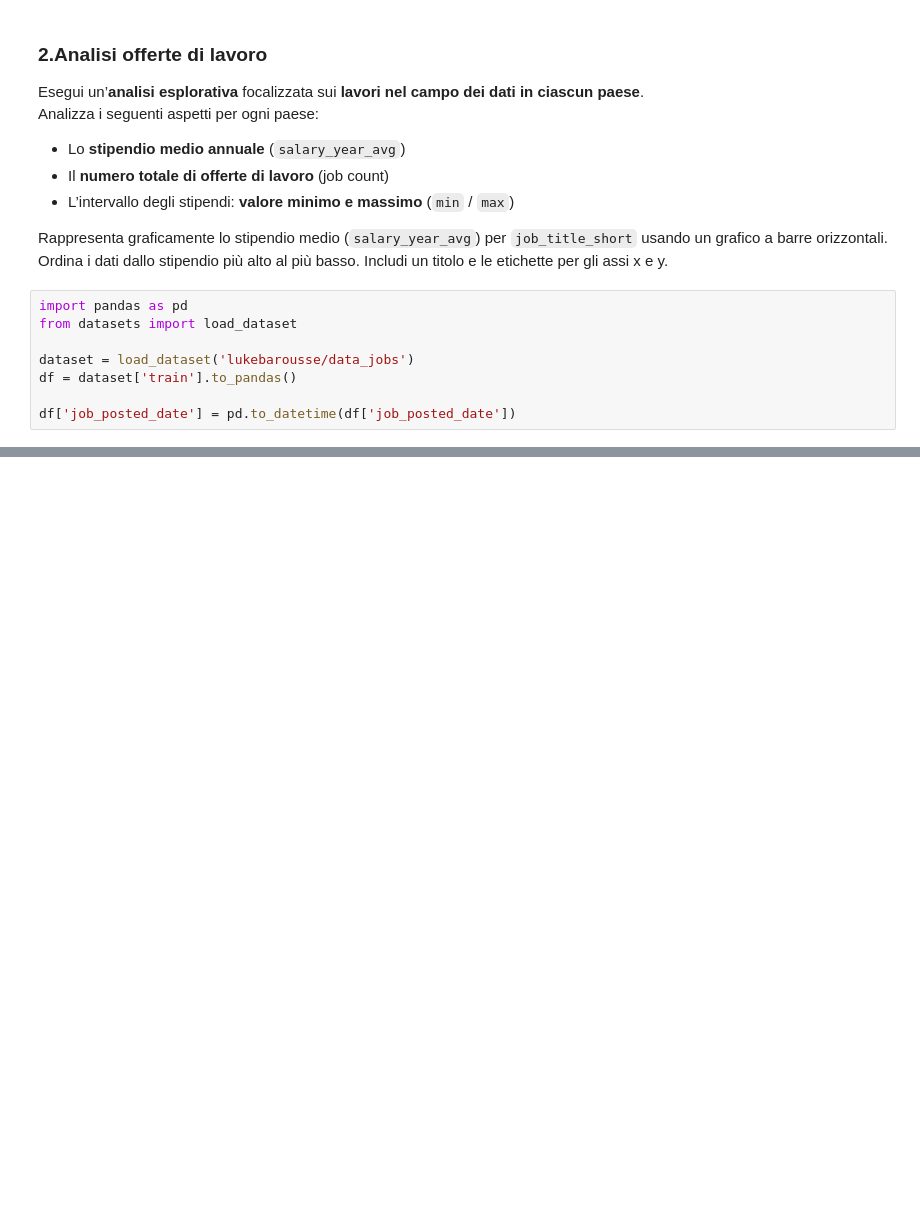
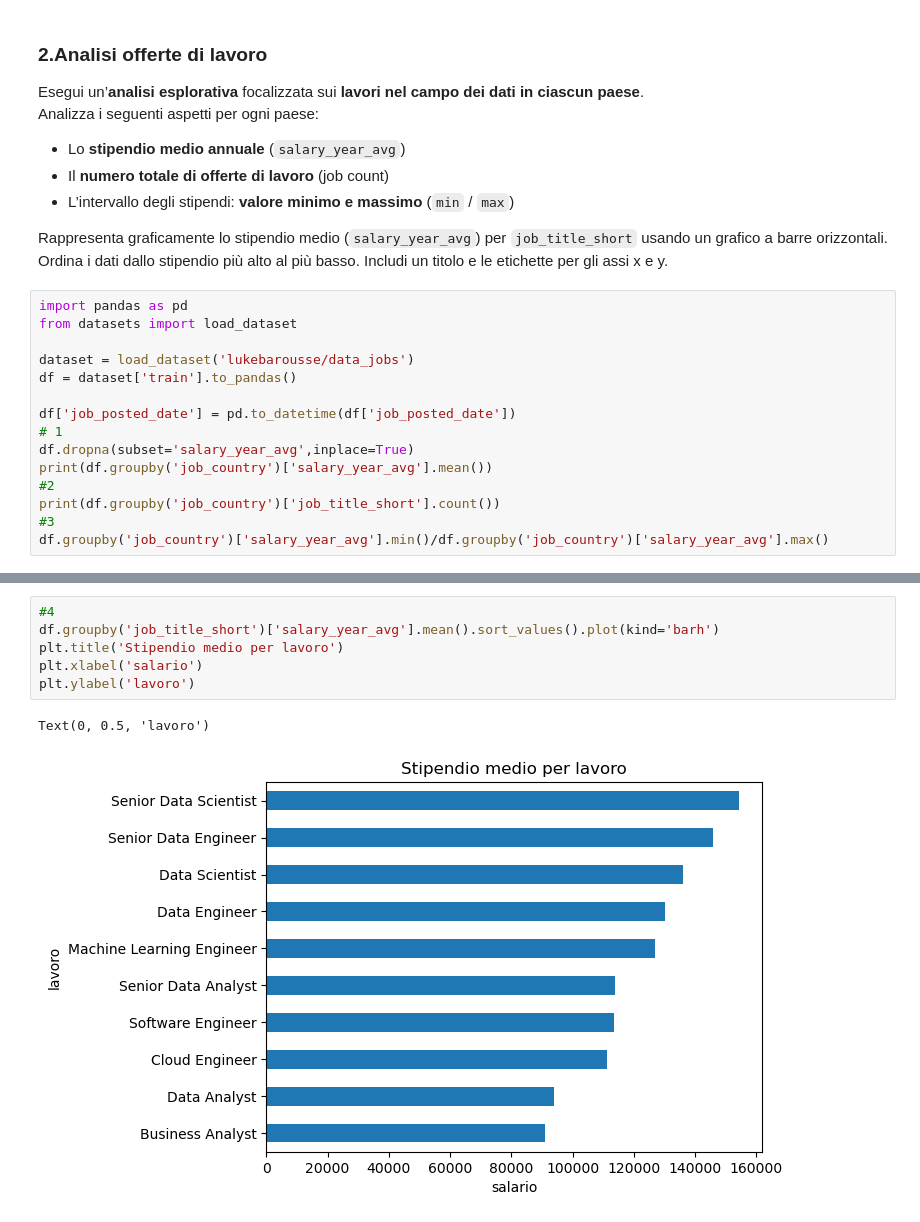
Before and after one commit to Suezooo/LabProgrammazione2, a Jupyter notebook: esercizi/3_Esercizi_lez_3.ipynb, the cells around one changed output, grey strips where cells are left out. Drawn from its saved outputs; the diff is of its cells as text; blank space fills up the shorter version.

```diff
--- a/esercizi/3_Esercizi_lez_3.ipynb
+++ b/esercizi/3_Esercizi_lez_3.ipynb
@@ -100,3 +100,10 @@ dataset = load_dataset('lukebarousse/data_jobs')
 df = dataset['train'].to_pandas()
 
 df['job_posted_date'] = pd.to_datetime(df['job_posted_date'])
+# 1
+df.dropna(subset='salary_year_avg',inplace=True)
+print(df.groupby('job_country')['salary_year_avg'].mean())
+#2
+print(df.groupby('job_country')['job_title_short'].count())
+#3
+df.groupby('job_country')['salary_year_avg'].min()/df.groupby('job_country')['salary_year_avg'].max()
@@ -102,0 +141,9 @@ df['job_posted_date'] = pd.to_datetime(df['job_posted_date'])
+# %%
+#4
+df.groupby('job_title_short')['salary_year_avg'].mean().sort_values().plot(kind='barh')
+plt.title('Stipendio medio per lavoro')
+plt.xlabel('salario')
+plt.ylabel('lavoro')
+# %% [output]
+Text(0, 0.5, 'lavoro')
+[figure, added]
```
Also changed, not shown: parts of 1 cell of this notebook.
